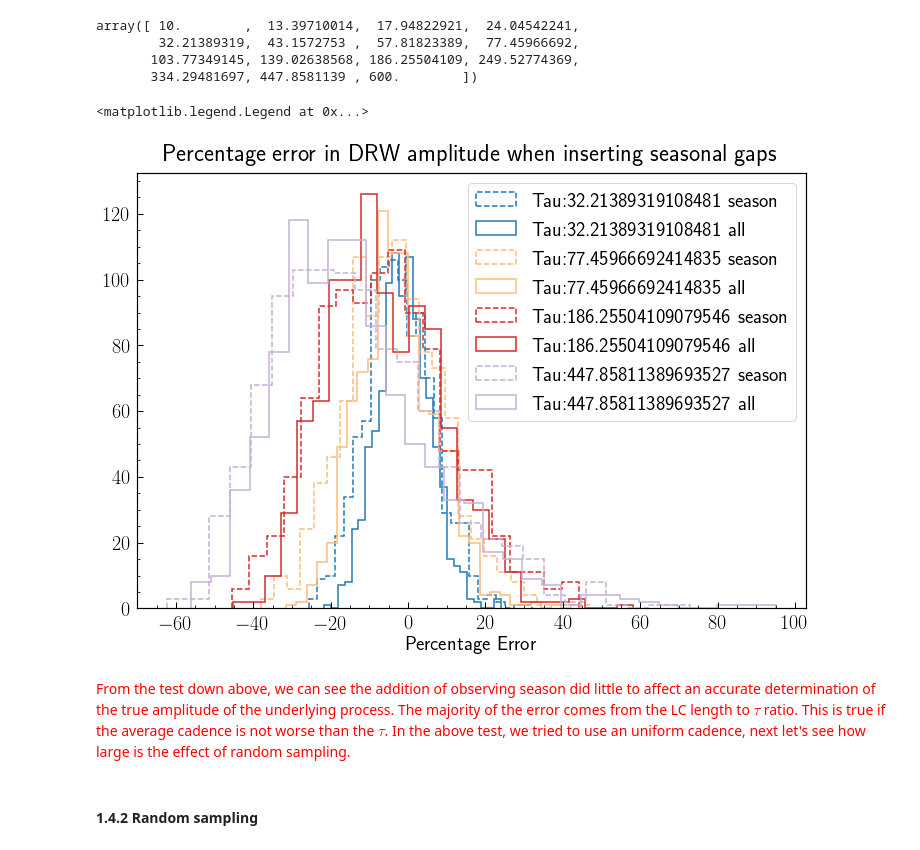
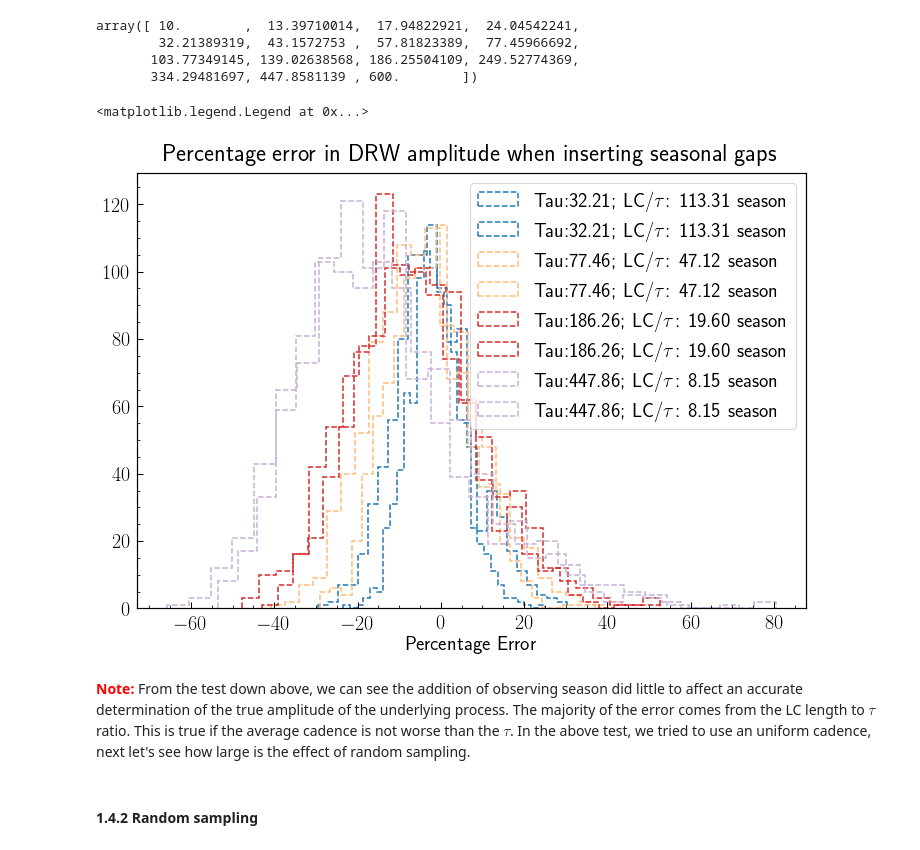
Before and after one commit to ywx649999311/EzTao, a Jupyter notebook: dev/gpFit_char/GP_mockLC_amp.ipynb, the cells around one changed output. Drawn from its saved outputs; the diff is of its cells as text; code cells hidden in the pictures.

Commit message:
add LC/ratio legend; add nb test effect of gap on fitting err dist

```diff
--- a/dev/gpFit_char/GP_mockLC_amp.ipynb
+++ b/dev/gpFit_char/GP_mockLC_amp.ipynb
@@ -105,7 +106,8 @@ for i, tau in enumerate(taus):
 fig = plt.figure(figsize=(12,8))
 for i, err in enumerate(percent_err_all):
     if i%4 == 0:
-        _ = plt.hist(err, bins='fd', histtype='step', linewidth=1.5, label=f'$\\tau=$:{taus[i]}')
+        _ = plt.hist(err, bins='fd', histtype='step', linewidth=1.5, \
+                     label=f'$\\tau=$:{taus[i]:.2f}; LC/$\\tau$: {3650/taus[i]:.2f}')
 plt.title('Percentage error in DRW amplitude as a function of LC length to $\\tau$ ratio')
 plt.legend()
 # %% [output]
@@ -289,22 +292,24 @@ for i, tau in enumerate(taus):
 # %%
 # now plot to compare
 fig = plt.figure(figsize=(12,8))
 start_idx = 4
 cmap = cm.tab20
 for i, err in enumerate(percent_err_sg[start_idx:]):
     if i%3 == 0:
-        _ = plt.hist(err, bins='fd', histtype='step', linewidth=1.5, \
-                     label=f'Tau:{taus[i+start_idx]} season', linestyle='--', color=cmap.colors[i])
-        _ = plt.hist(percent_err_all[i+start_idx,:], bins='fd', histtype='step',
-                     linewidth=1.5, label=f'Tau:{taus[i+start_idx]} all', color=cmap.colors[i])
+        _ = plt.hist(err, bins='fd', histtype='step', linewidth=1.5, linestyle='--', color=cmap.colors[i],\
+                     label=f'Tau:{taus[i+start_idx]:.2f}; LC/$\\tau$: {3650/taus[i+start_idx]:.2f} season')
+        _ = plt.hist(percent_err_all[i+start_idx,:], bins='fd', histtype='step', linewidth=1.5, \
+                     linestyle='--', color=cmap.colors[i],\
+                     label=f'Tau:{taus[i+start_idx]:.2f}; LC/$\\tau$: {3650/taus[i+start_idx]:.2f} season')
 plt.title('Percentage error in DRW amplitude when inserting seasonal gaps')
 plt.xlabel('Percentage Error')
 plt.legend()
 # %% [output]
 <matplotlib.legend.Legend at 0x...>
-[figure, old version]
+[figure, new version]
 # %% [markdown]
-<span style='color:red'> From the test down above, we can see the addition of observing season did little to affect an accurate determination of the true amplitude of the underlying process. The majority of the error comes from the LC length to $\tau$ ratio. This is true if the average cadence is not worse than the $\tau$. In the above test, we tried to use an uniform cadence, next let's see how large is the effect of random sampling.</span>
+<span style='color:red'> __Note:__ </span>
+From the test down above, we can see the addition of observing season did little to affect an accurate determination of the true amplitude of the underlying process. The majority of the error comes from the LC length to $\tau$ ratio. This is true if the average cadence is not worse than the $\tau$. In the above test, we tried to use an uniform cadence, next let's see how large is the effect of random sampling.
 # %% [markdown]
 #### 1.4.2 Random sampling
 # %%
```
Also changed, not shown: parts of 12 cells of this notebook, 3 other files.
